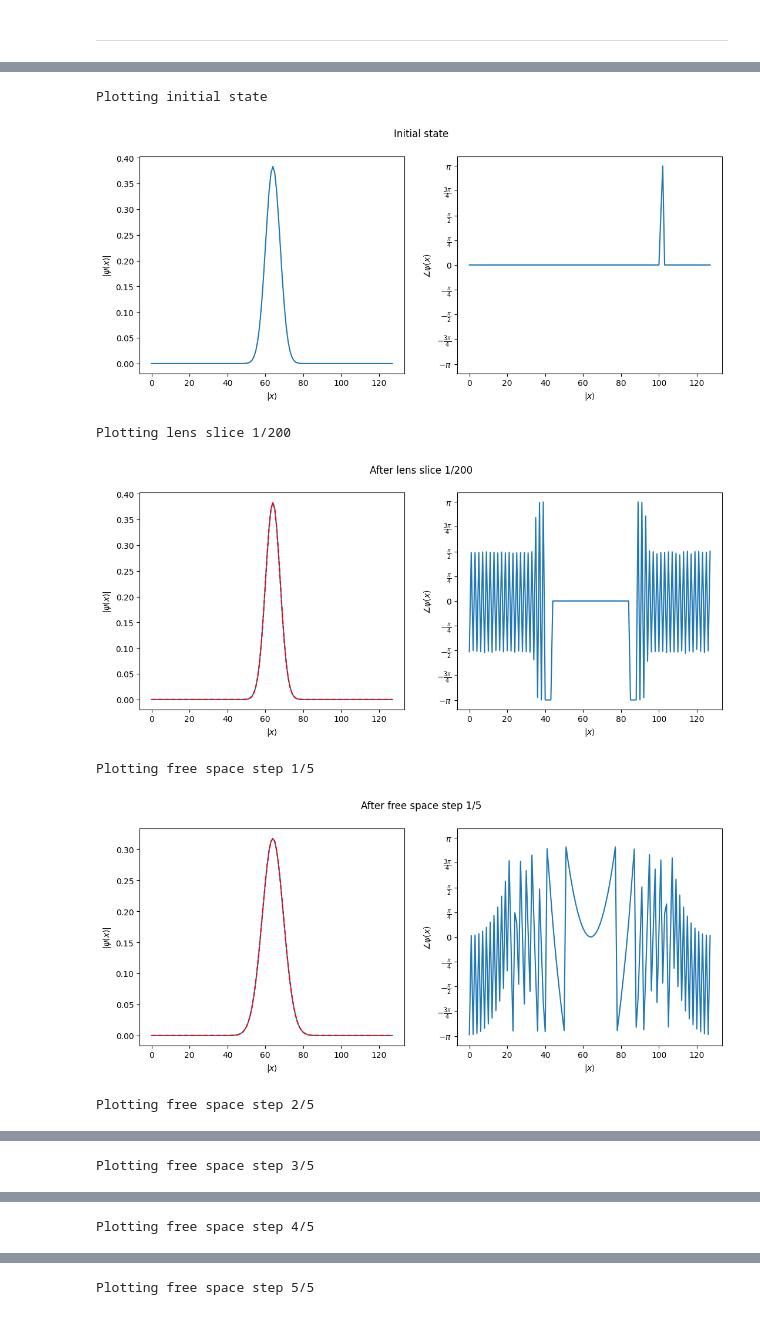
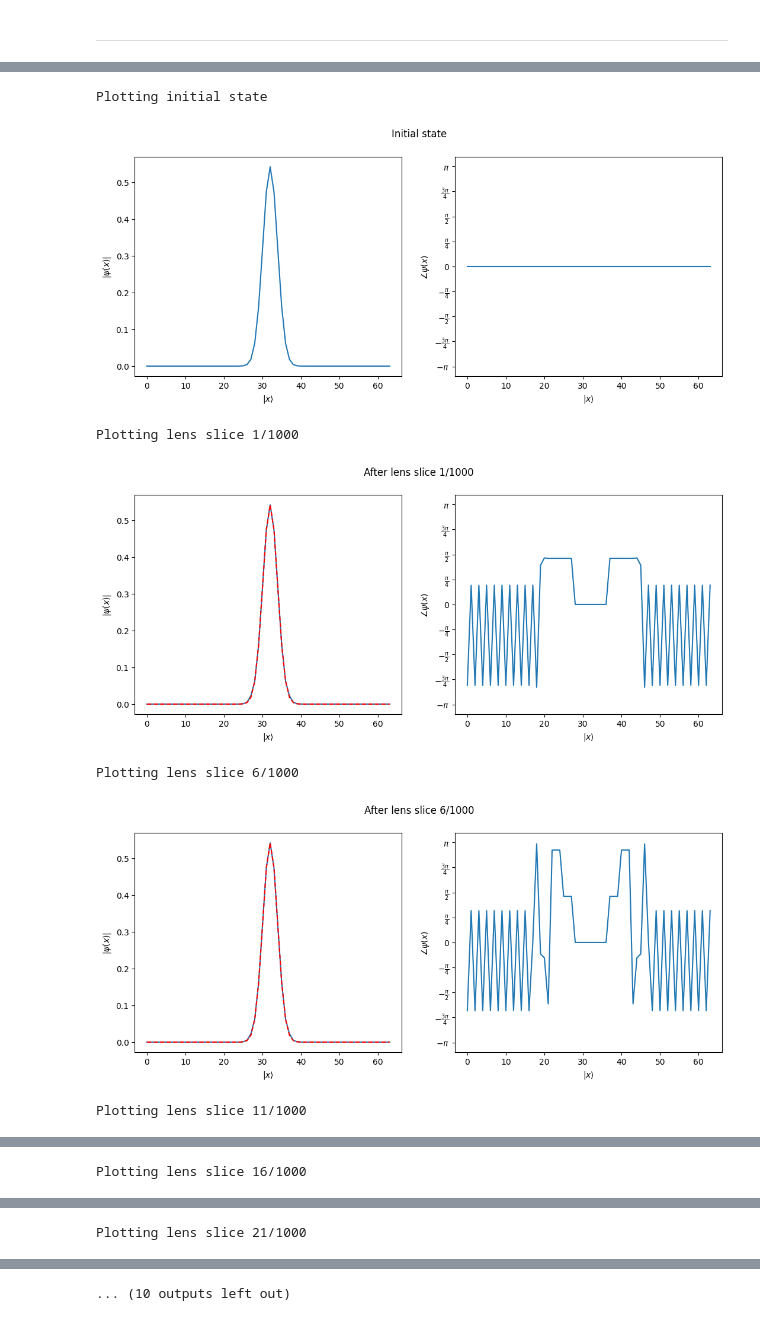
Before and after one commit to BlackWild/qiu, a Jupyter notebook: apps/wave_optics_propagation/notebooks/2-lens-simulation-manual.ipynb, the cells around one changed output, grey strips where cells are left out. Saved outputs shown, nothing was run; the diff lists cells and outputs as text; code cells hidden in the pictures.

```diff
--- a/apps/wave_optics_propagation/notebooks/2-lens-simulation-manual.ipynb
+++ b/apps/wave_optics_propagation/notebooks/2-lens-simulation-manual.ipynb
@@ -77,7 +78,7 @@ beam_FWHM = 5e-3  # 5 mm
 # lens parameters
 focal_length = 200  # 200 mm
 lens_diameter = 25e-3  # 25 mm
-refractive_index = 1.5
+refractive_index = 1.23
 lens_thickness = 0.001  # 1 mm
 
 # free space propagation parameters
@@ -86,9 +87,9 @@ propagation_after_lens = 1.5 * focal_length  # 1.5 times focal length
 # simulation parameters
 transverse_length = 0.10  # 10 cm, transverse simulation window
 num_of_steps_after_lens = 5
-lens_slices = 1000
-num_qubits = 7
-max_delta = 0.03
+lens_slices = 10000
+num_qubits = 6
+max_delta = 0.1
 # %% [markdown]
 ### Constants
 # %%
@@ -221,3 +207,6 @@ for i in range(NUM_OF_PROFILES_TO_PLOT):
 # %%
-# sum_signal = np.sum(lens_signals)
-# plo
+sum_signal = np.zeros_like(lens_signals[0].data)
+for signal in lens_signals:
+    sum_signal += signal.data
+
+plot_wavefunction(sum_signal)
@@ -230,6 +224,7 @@ snapshots = dict([])
 snapshots[f"step_{0}"] = current_state
 
 inside_lens_propagation_remained = lens_thickness
+total_lenses_simulated = 0
 ### Lens
 for i, lens_length in enumerate(lens_transverse_lengths):
     print(f"Doing lens slice {i + 1}/{lens_slices}")
@@ -239,15 +234,16 @@ for i, lens_length in enumerate(lens_transverse_lengths):
         ArbitrarySignalForSampleBasedProtocol.from_generic_signal(lens_signal)
     )
 
-    if not np.isclose(np.std(sample_based_lens_signal.data), 0) and not np.isclose(
-        np.std(sample_based_lens_signal.data), 2 * np.pi
-    ):
-        print(np.max(np.abs(sample_based_lens_signal.data)))
-        print(np.sum(np.abs(sample_based_lens_signal.data) ** 2))
+    if not np.isclose(np.std(sample_based_lens_signal.data), 0):
+        print(f"max value in signal: {np.max(np.abs(sample_based_lens_signal.data))}")
+        print(
+            f"sum of amplitude square: {np.sum(np.abs(sample_based_lens_signal.data) ** 2)}"
+        )
         # continue
         current_state = phase_propagate_state_with_arbitrary_signal(
             current_state, sample_based_lens_signal, max_delta
         )
+        total_lenses_simulated += 1
 
     else:
         print("Skipped the lens slice because it is a flat phase.")
@@ -279,7 +275,7 @@ while inside_lens_propagation_remained > 0:
     current_state = current_state.evolve(propagator)
     inside_lens_propagation_remained -= inside_lens_propagation_remained
 
-# circuit.save_statevector(label="after_lens")  # type: ignore
+snapshots["after_lens"] = current_state
 
 for i in range(num_of_steps_after_lens):
     print(f"Doing free space step {i + 1}/{num_of_steps_after_lens}")
@@ -295,5 +291,5 @@ for i in range(num_of_steps_after_lens):
     current_state = current_state.evolve(propagator)
     snapshots[f"step_after_lens_{i + 1}"] = current_state
 
-# circuit.save_statevector()  # type: ignore
+snapshots["final"] = current_state
 # %% [output]
@@ -325,11 +319,12 @@ data = snapshots
 #     return statevector
 def process_statevector(statevector):
     """Process the statevector to extract position probabilities."""
-    n = statevector.num_qubits
-    rho = partial_trace(statevector, np.arange(int(n // 2), n).tolist())
-    reduced_state = rho.to_statevector()
+    # n = statevector.num_qubits
+    # rho = partial_trace(statevector, np.arange(int(n // 2), n).tolist())
+    # reduced_state = rho.to_statevector()
 
-    return reduced_state
+    # return reduced_state
+    return statevector
 
 
 initial_statevector = process_statevector(data[f"step_{0}"])
@@ -356,7 +351,10 @@ NUM_OF_AFTER_LENS_SLICES_TO_PLOT = 5
 for i, statevector in enumerate(lens_statevectors):
     if statevector is None:
         continue
-    if i % (lens_slices // NUM_OF_LENS_SLICES_TO_PLOT) != 0:
+    if (
+        total_lenses_simulated > NUM_OF_LENS_SLICES_TO_PLOT
+        and i % (total_lenses_simulated // NUM_OF_LENS_SLICES_TO_PLOT) != 0
+    ):
         continue
 
     print(f"Plotting lens slice {i + 1}/{lens_slices}")
@@ -366,36 +364,36 @@ for i, statevector in enumerate(lens_statevectors):
     z = lens_slice_thickness * (i + 1)
     R_z, w_z = propagated_gaussian_wavefront_hitting_lens(
         gaussian_beam_waist, z, focal_length, vacuum_wavelength, refractive_index
     )
     signal = gaussian_signal(x_axis, w_z, gaussian_mean)
     ax1.plot(np.abs(signal.normalized_data), "r--", label="thin lens analytical")
 
     plt.suptitle(f"After lens slice {i + 1}/{lens_slices}")
     plt.show()
 
 for i, statevector in enumerate(after_lens_statevectors):
     if statevector is None:
         continue
     if i % (num_of_steps_after_lens // NUM_OF_AFTER_LENS_SLICES_TO_PLOT) != 0:
         continue
 
     print(f"Plotting free space step {i + 1}/{num_of_steps_after_lens}")
     fig, (ax1, ax2) = plot_wavefunction(statevector, plot_size_scale=1, normalize=True)
 
     z = step_size_after_lens * (i + 1) + lens_thickness
     R_z, w_z = free_space_propagated_gaussian_wavefront(
         gaussian_beam_waist, z, vacuum_wavelength, refractive_index=1.0
     )
     signal = gaussian_signal(x_axis, w_z, gaussian_mean)
     ax1.plot(np.abs(signal.normalized_data), "r--", label="thin lens analytical")
 
     plt.suptitle(f"After free space step {i + 1}/{num_of_steps_after_lens}")
     plt.show()
 # %% [output]
 Plotting initial state
-[figure, old version]
+[figure, new version]
-Plotting lens slice 1/200
+Plotting lens slice 1/1000
-[figure, old version]
+[figure, new version]
-Plotting free space step 1/5
+Plotting lens slice 6/1000
-[figure, old version]
+[figure, new version]
-Plotting free space step 2/5
+Plotting lens slice 11/1000
@@ -403 +401 @@ Plotting free space step 2/5
-Plotting free space step 3/5
+Plotting lens slice 16/1000
@@ -405 +403 @@ Plotting free space step 3/5
-Plotting free space step 4/5
+Plotting lens slice 21/1000
@@ -407 +405 @@ Plotting free space step 4/5
-Plotting free space step 5/5
+... (10 outputs left out)
```
Also changed, not shown: parts of 9 cells of this notebook, 1 other file.
